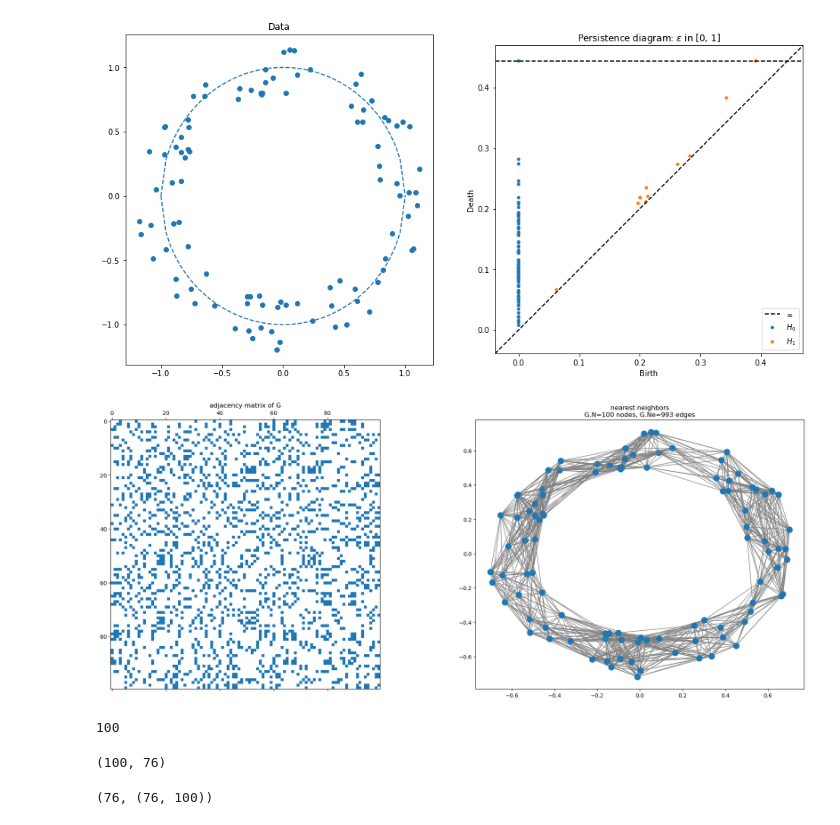
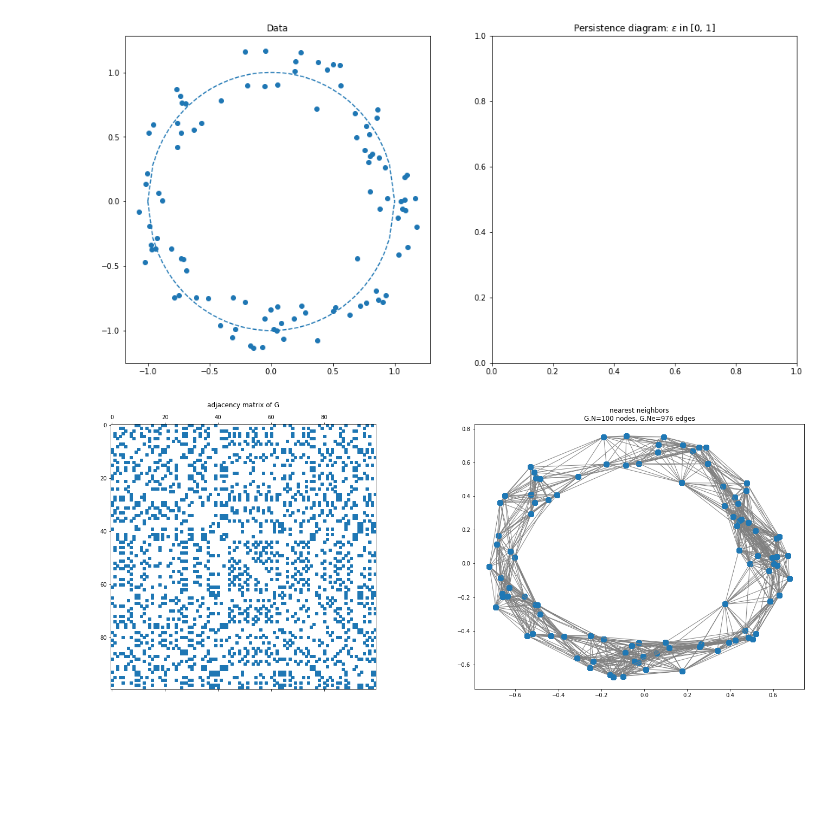
Before and after one commit to hollebenthiago/gsp, a Jupyter notebook: gsp4 - Sampling on graphs.ipynb, the cells around one changed output. Saved outputs shown, nothing was run; the diff lists cells and outputs as text; code cells hidden in the pictures; blank space fills up the shorter version.

```diff
--- a/gsp4 - Sampling on graphs.ipynb
+++ b/gsp4 - Sampling on graphs.ipynb
@@ -17,11 +17,15 @@ from scipy.linalg import eig
+# %%
+data_rs = np.random.RandomState(12845)
+signal_rs = np.random.RandomState(12345)
+signal_grid_rs = np.random.RandomState(12745)
 # %%
 # função que define os dados
-def start_points(n = 100, r = 1, eps = 0.2):
+def start_points(n = 100, r = 1, eps = 0.2, rs = data_rs):
     ps = []
     n = 100
     for i in range(n):
-        theta = np.random.uniform(0, 2 * np.pi)
-        eps = np.random.uniform(-0.2, 0.2)
+        theta = rs.uniform(0, 2 * np.pi)
+        eps = rs.uniform(-0.2, 0.2)
         x, y  = (r + eps) * np.cos(theta), (r + eps) * np.sin(theta)
         ps += [[x,y]]
     return np.array([np.array(q) for q in ps])
@@ -32,18 +36,18 @@ diagrams = ripser(data, thresh=1)['dgms'] #thresh é maior valor de epsilon que
 # %%
 # verificando que os pontos estão perto de um círculo
 fig, ax = plt.subplots(1, 2, figsize = (16,8))
 
 ax[0].set_title('Data')
 ax[1].set_title(r'Persistence diagram: $\epsilon$ in [0, 1]')
 
 ax[0].scatter([q[0] for q in data], [q[1] for q in data])
 ax[0].plot(np.linspace(-1,1), np.sqrt(1 - np.linspace(-1, 1) ** 2), '--', color = 'tab:blue')
 ax[0].plot(np.linspace(-1,1), -np.sqrt(1 - np.linspace(-1, 1) ** 2), '--', color = 'tab:blue')
-plot_diagrams(diagrams, show=True)
+# plot_diagrams(diagrams, show=True)
 
 plt.show()
 # %% [output]
-[figure, old version]
+[figure, new version]
 # %%
 eps = 0.4
 G = p.graphs.NNGraph(Xin = data, NNtype = 'radius', epsilon = eps)
@@ -56,16 +60,4 @@ G.plot(ax=ax[1])
 ax[0].set_title("adjacency matrix of G")
 plt.show()
 # %% [output]
-[figure, old version]
+[figure, new version]
-# %%
-G.compute_fourier_basis() #demora
-V = G.U
-Λ = np.diag(G.e)
-matrix_rank(V)
-# %% [output]
-100
-# %%
-k = 76
-np.shape(V[:,:k]) #[:,:k] pega só as primeiras k colunas
-# %% [output]
-(100, 76)
@@ -81,5 +63,0 @@ def interpolation_matrix(ψ, V, k):
-# %%
-ψ = sampling_matrix(V, k)
-matrix_rank(ψ @ V[:, :k]), np.shape(ψ) #tamanho certo k x |V| e rank certo
-# %% [output]
-(76, (76, 100))
```
Also changed, not shown: parts of 53 cells of this notebook.
